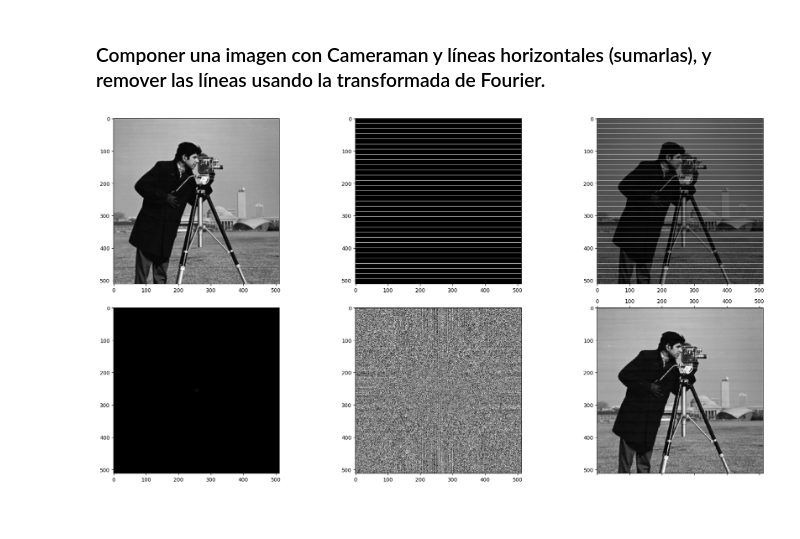
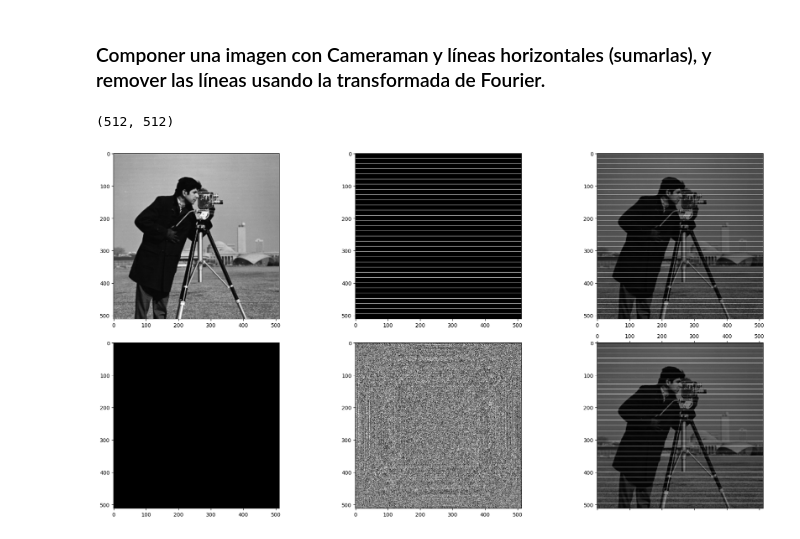
Before and after one commit to tusar-verma/Procesamiento-de-Imagenes, a Jupyter notebook: Labo-4/PracticaFourier.ipynb, the cells around one changed output. Cells and saved outputs as stored; diff of their text form; code cells hidden in the pictures.

```diff
--- a/Labo-4/PracticaFourier.ipynb
+++ b/Labo-4/PracticaFourier.ipynb
@@ -354,6 +317,7 @@ Recuerden que DFT devuelve numeros complejos, en este caso querremos devolver 2
 matrices, la primera contendra la magnitud del numero en la frecuencia y la segunda
 contendra su angulo
 """
+#Implementación de DFT y IDFT rápidos. Se usan para ejercicios con imágenes.
 
 def DFT_2D(imagen):
   F = np.zeros(imagen.shape,dtype=np.complex128)
@@ -361,8 +325,7 @@ def DFT_2D(imagen):
 
   M = imagen.shape[0]
   N = imagen.shape[1]
-  W = np.fromfunction(lambda m,n:1/np.sqrt(N)*np.exp(-2*np.pi*1j*m*n/N),imagen.shape, dtype=np.complex128)
-
+  W = np.fromfunction(lambda m,n:np.exp(-2*np.pi*1j*m*n/N),imagen.shape, dtype=np.complex128)
   F = (W@imagen)@W
   print(F.shape)
   F_Magnitud = np.zeros(F.shape)
@@ -383,10 +346,10 @@ def IDFT_2D(frecuenciasMagnitud, frecuenciasAngulo):
 
   M = f.shape[0]
   N = f.shape[1]
-  W = np.fromfunction(lambda m,n:1/np.sqrt(N)*np.exp(2*np.pi*1j*m*n/N),F.shape, dtype=np.complex128)
+  W = np.fromfunction(lambda m,n:np.exp(2*np.pi*1j*m*n/N),F.shape, dtype=np.complex128)
 
 
-  f = ((W@F)@W).real
+  f = 1/(N*M)*((W@F)@W).real
 
   return f
 # %% [markdown]
@@ -640,40 +528,43 @@ imgCameraman = io.imread(imagenFilename, as_gray=True)
 
 imgLinHorizontales = np.zeros(imgCameraman.shape)
 
 for i in range(0, imgLinHorizontales.shape[0], 16):
     imgLinHorizontales[i] = np.ones(imgLinHorizontales.shape[1]) * 255
 
 # Agregan las lineas horizontales
 
 imgCompuesta = imgCameraman + imgLinHorizontales
 
 # Realizan la transformacion de Fourier
 
-transFourier = np.fft.fftshift(np.fft.fft2(imgCompuesta))
-copiaTransFourier = np.copy(transFourier)
+#transFourier = np.fft.fftshift(np.fft.fft2(imgCompuesta))
+trans_fourier_mod, trans_fourier_freq = DFT_2D(imgCompuesta)
 
-# Analizen las funciones devueltas y piensen si pueden detectar que frecuencia estan asociadas a las lineas
-# Eliminen las lineas
+transFour er = np.multiply(trans_fourier_mod,np.exp(1j * trans_fourier_freqnp.fft.fftshift))
+np.fft.fftshift
 
+# Analizen las funciones devueltas y piensen si pueden detectar que frecuencia estan asociadas a lminen las lineas
 
-for i in range(0, copiaTransFourier.shape[0], 16):
-    copiaTransFourier[i][256] = 0
+for i in range(0, transFourier.shape[0], 16):
+    transFourier[i][256] = 0
 
-imgRestaurada = np.real(np.fft.ifft2(np.fft.ifftshift(copiaTransFourier)))
+#imgRestaurada = np.real(np.fft.ifft2(np.fft.ifftshift(copiaTransFourier)))
+imgRestaurada = np.real(IDFT_2D(np.abs(transFourier), np.angle(transFourier)))
 
 # Ploteen el resutado en un subplot de 3, 2. La primer fila mostrando la imagen original, las lineas por separado y la composicion
 # La segunda fila mostrando la funcion el plano de modulo, fase y la imagen sin las lineas
 
 fig, axes = plt.subplots(2, 3, figsize=(20, 10))
 
 axes[0][0].imshow(imgCameraman, cmap=plt.cm.gray)
 axes[0][1].imshow(imgLinHorizontales, cmap=plt.cm.gray)
 axes[0][2].imshow(imgCompuesta, cmap=plt.cm.gray)
-axes[1][0].imshow(np.abs(transFourier), cmap=plt.cm.gray)
-axes[1][1].imshow(np.angle(transFourier), cmap=plt.cm.gray)
+axes[1][0].imshow(trans_fourier_mod, cmap=plt.cm.gray)
+axes[1][1].imshow(trans_fourier_freq, cmap=plt.cm.gray)
 axes[1][2].matshow(imgRestaurada,cmap=plt.cm.gray)
 
 fig.tight_layout()
 plt.show()
 # %% [output]
+(512, 512)
-[figure, old version]
+[figure, new version]
```
Also changed, not shown: parts of 4 cells of this notebook.
